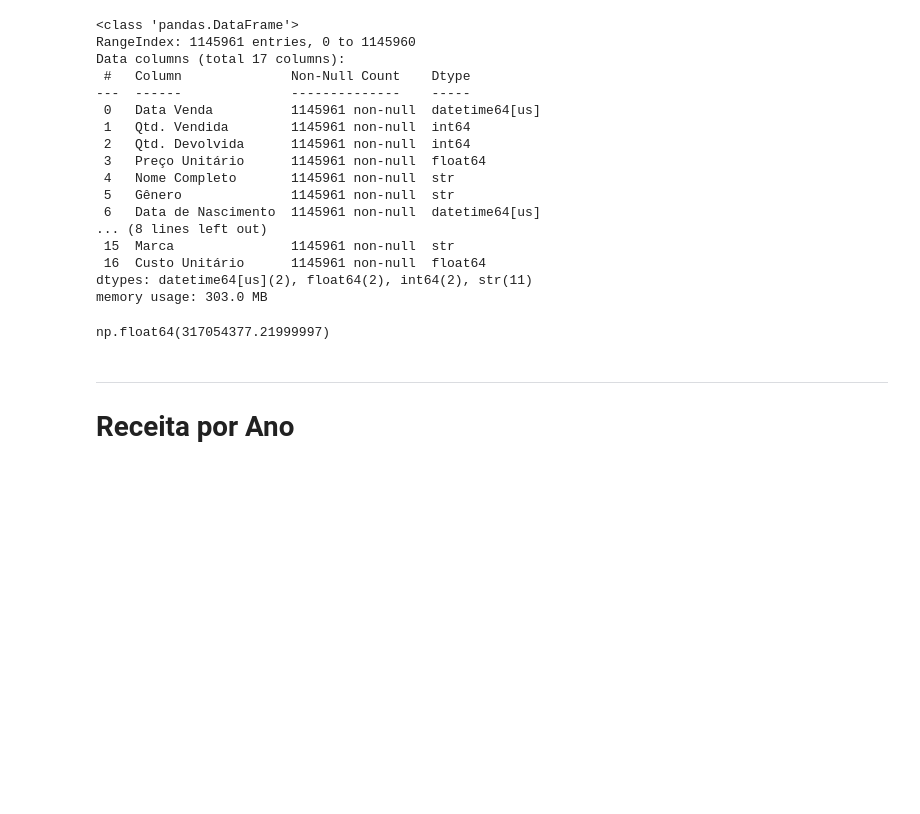
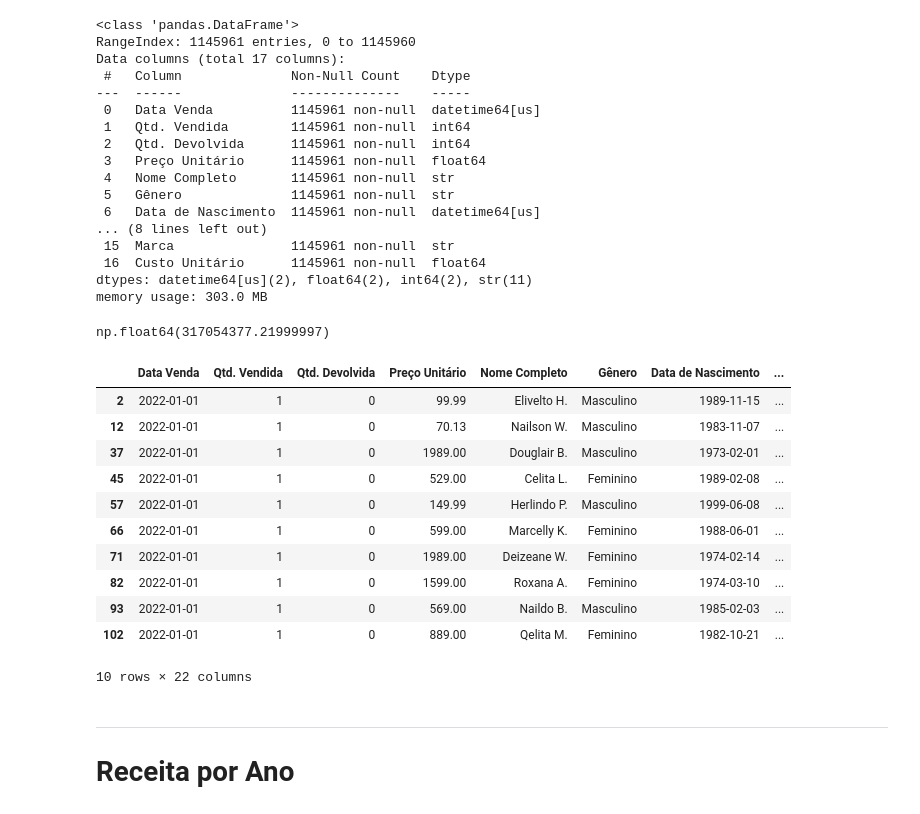
Before and after one commit to Lucas-Sala/Data, a Jupyter notebook: 00_Analise_Vendas/notebooks/04_analise.ipynb, the cells around one changed output. Drawn from its saved outputs; the diff is of its cells as text; code cells hidden in the pictures; blank space fills up the shorter version.

```diff
--- a/00_Analise_Vendas/notebooks/04_analise.ipynb
+++ b/00_Analise_Vendas/notebooks/04_analise.ipynb
@@ -107,3 +105,18 @@ df_vendas["País"] = (
+# %%
+df_vendas.iloc[df_vendas["Continente"]=="Oceania"].head(10)
+# %% [output]
+|  | Data Venda | Qtd. Vendida | Qtd. Devolvida | Preço Unitário | Nome Completo | Gênero | Data de Nascimento | ... |
+| 2 | 2022-01-01 | 1 | 0 | 99.99 | Elivelto H. | Masculino | 1989-11-15 | ... |
+| 12 | 2022-01-01 | 1 | 0 | 70.13 | Nailson W. | Masculino | 1983-11-07 | ... |
+| 37 | 2022-01-01 | 1 | 0 | 1989.00 | Douglair B. | Masculino | 1973-02-01 | ... |
+| 45 | 2022-01-01 | 1 | 0 | 529.00 | Celita L. | Feminino | 1989-02-08 | ... |
+| 57 | 2022-01-01 | 1 | 0 | 149.99 | Herlindo P. | Masculino | 1999-06-08 | ... |
+| 66 | 2022-01-01 | 1 | 0 | 599.00 | Marcelly K. | Feminino | 1988-06-01 | ... |
+| 71 | 2022-01-01 | 1 | 0 | 1989.00 | Deizeane W. | Feminino | 1974-02-14 | ... |
+| 82 | 2022-01-01 | 1 | 0 | 1599.00 | Roxana A. | Feminino | 1974-03-10 | ... |
+| 93 | 2022-01-01 | 1 | 0 | 569.00 | Naildo B. | Masculino | 1985-02-03 | ... |
+| 102 | 2022-01-01 | 1 | 0 | 889.00 | Qelita M. | Feminino | 1982-10-21 | ... |
+10 rows × 22 columns
 # %% [markdown]
 ---
 # **Receita por Ano**
```
Also changed, not shown: parts of 7 cells of this notebook, 4 other files.
